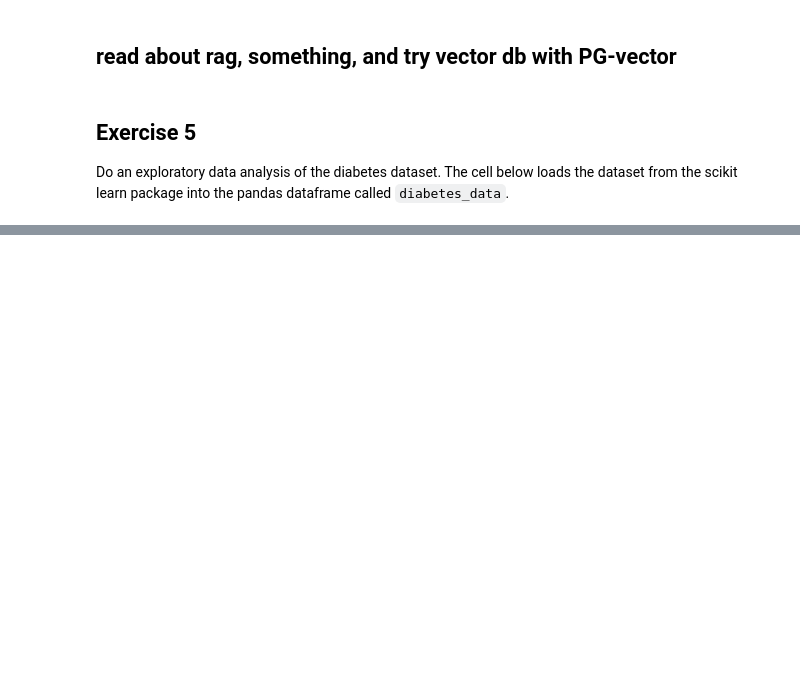
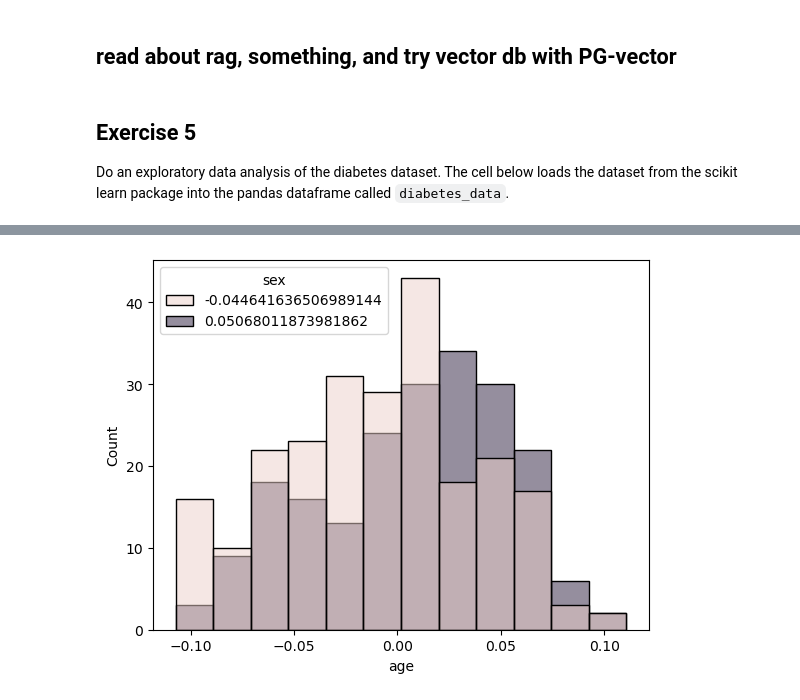
Before and after one commit to jeff0167/Data_And_Things, a Jupyter notebook: Exercises in DT and EDA.ipynb, the cells around one changed output, grey strips where cells are left out. Drawn from its saved outputs; the diff is of its cells as text; code cells hidden in the pictures; blank space fills up the shorter version.

```diff
--- a/Exercises in DT and EDA.ipynb
+++ b/Exercises in DT and EDA.ipynb
@@ -360,0 +437,5 @@ diabetes_data
+# %%
+sns.histplot(x="age", data = diabetes_data, hue="sex")
+plt.show()
+# %% [output]
+[figure, added]
```
Also changed, not shown: parts of 10 cells of this notebook, 3 other files.
